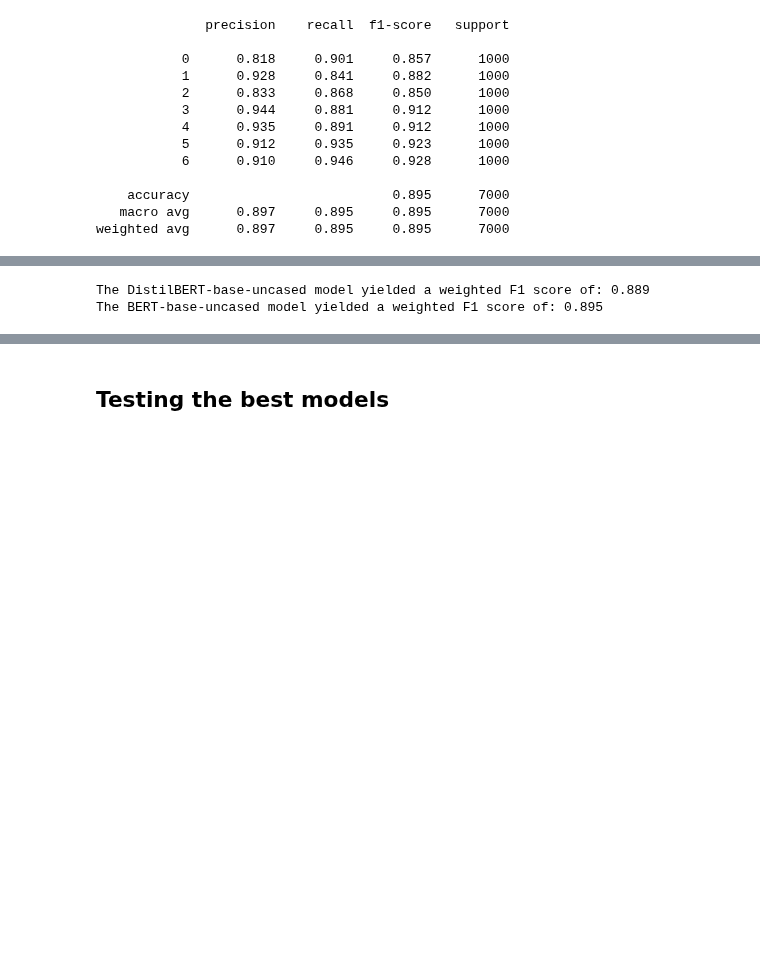
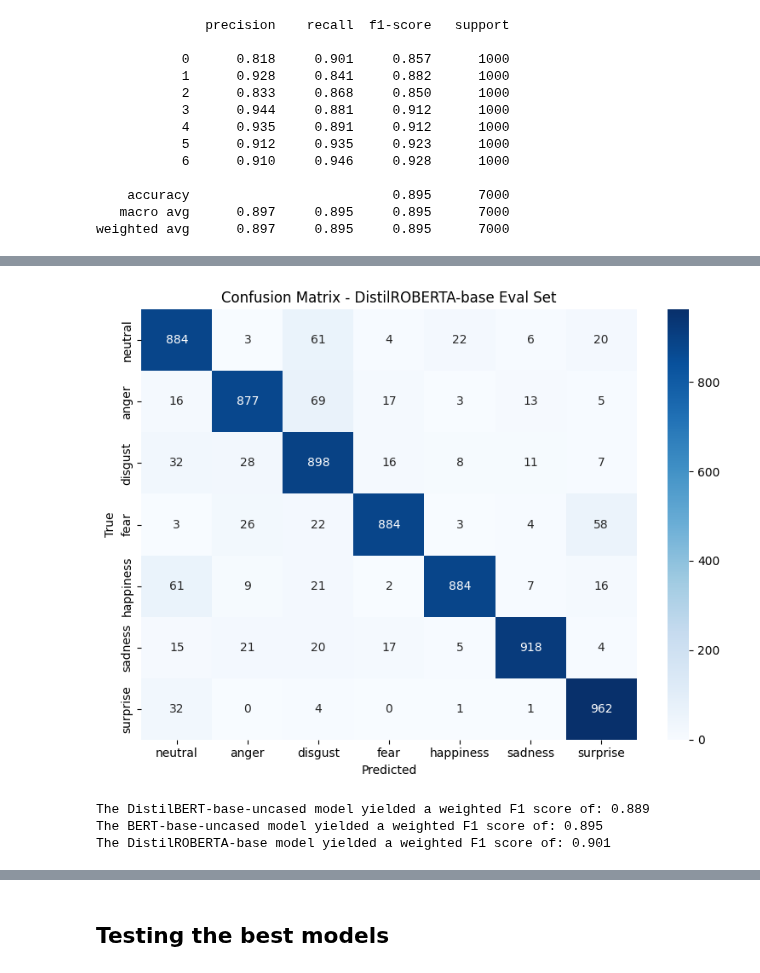
Before and after one commit to dafaqboomduck/nlp-project, a Jupyter notebook: Notebooks/Model-Iterations.ipynb, the cells around one changed output, grey strips where cells are left out. Saved outputs shown, nothing was run; the diff lists cells and outputs as text; code cells hidden in the pictures; blank space fills up the shorter version.

```diff
--- a/Notebooks/Model-Iterations.ipynb
+++ b/Notebooks/Model-Iterations.ipynb
@@ -1463,0 +1472,12 @@ plt.show()
+# %%
+checkpoint = "transformer-models/distilroberta-base"
+fallback = "distilbert/distilroberta-base"
+
+model, tokenizer, trainer, train_ds, test_ds = load_or_train_model(
+    base_checkpoint=checkpoint,
+    fallback_checkpoint=fallback,
+    X_train=X_train,
+    y_train=y_train,
+    X_test=X_test,
+    y_test=y_test
+)
@@ -1463,0 +1487,8 @@ plt.show()
+# %%
+preds = trainer.predict(test_ds)
+y_pred = np.argmax(preds.predictions, axis=-1)
+y_true = np.array(test_ds["label"])
+
+predictions["DistilROBERTA-base"] = y_pred
+
+print(classification_report(y_true, y_pred, digits=3))
@@ -1464,8 +1510,25 @@ plt.show()
+# %%
+# Compute confusion matrix
+cm = confusion_matrix(y_true, y_pred)
+
+# Plot heatmap
+fig, ax = plt.subplots(figsize=(8, 6))
+sns.heatmap(cm, annot=True, fmt='d', cmap='Blues',
+            xticklabels=[EMOTION_MAP[i] for i in range(len(EMOTION_MAP))],
+            yticklabels=[EMOTION_MAP[i] for i in range(len(EMOTION_MAP))],
+            ax=ax)
+ax.set_xlabel('Predicted')
+ax.set_ylabel('True')
+ax.set_title('Confusion Matrix - DistilROBERTA-base Eval Set')
+plt.tight_layout()
+plt.show()
+# %% [output]
+[figure, added]
 # %%
 TRANSF_TEST = pd.DataFrame(X_test)
 TRUE_TRANSF = y_true
 # %%
-transformer_models = ["DistilBERT-base-uncased", "BERT-base-uncased"]
+transformer_models = ["DistilBERT-base-uncased", "BERT-base-uncased", "DistilROBERTA-base"]
 
 for model_name, y_pred in predictions.items():
     if model_name in transformer_models:
@@ -1479,6 +1542,7 @@ for model_name, y_pred in predictions.items():
 # %% [output]
 The DistilBERT-base-uncased model yielded a weighted F1 score of: 0.889
 The BERT-base-uncased model yielded a weighted F1 score of: 0.895
+The DistilROBERTA-base model yielded a weighted F1 score of: 0.901
 # %%
 tsf_results, tsf_common_errors = error_analysis(predictions, transformer_models, TRANSF_TEST, TRUE_TRANSF, EMOTION_MAP)
 
```
Also changed, not shown: parts of 18 cells of this notebook.
